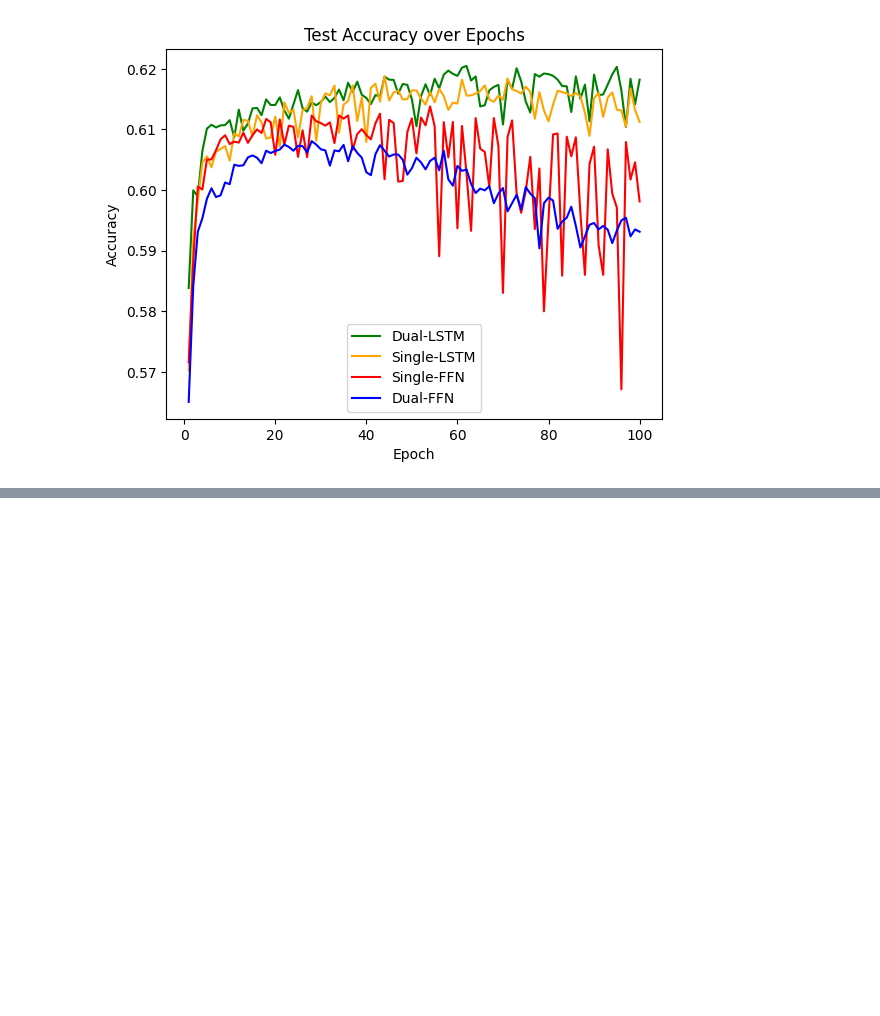
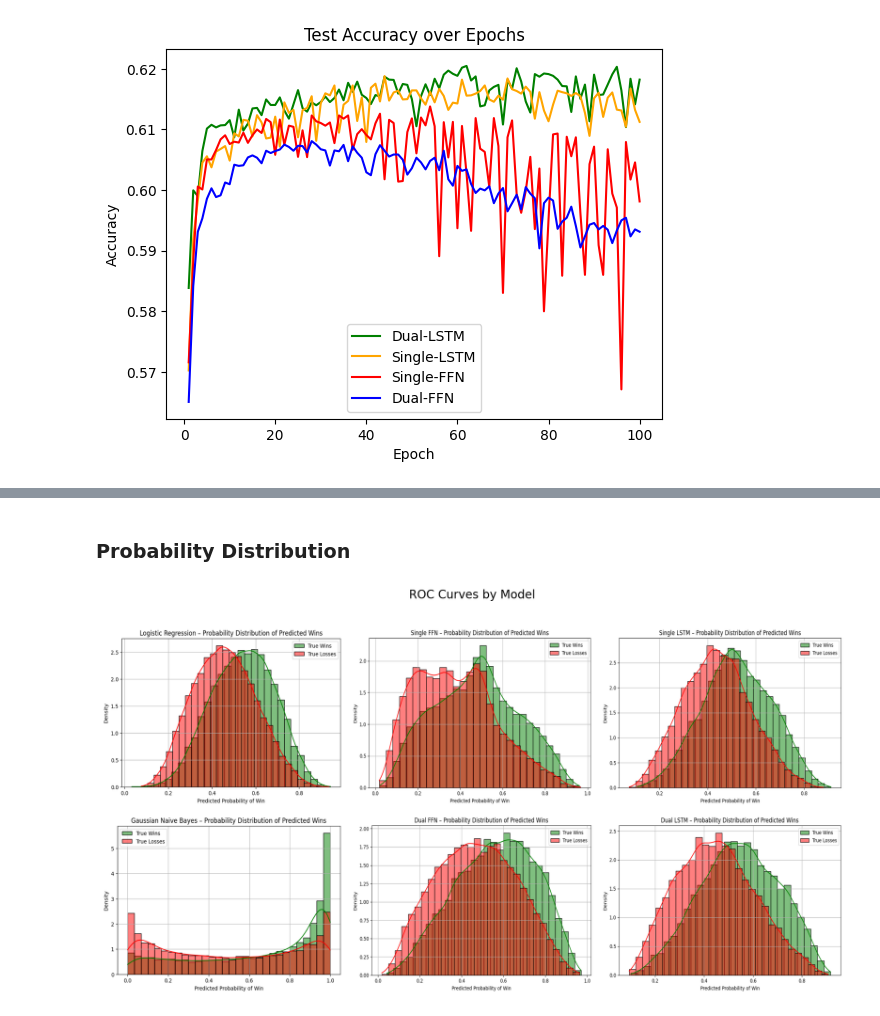
Before and after one commit to alexlee-23/NBA_Game_Predictor, a Jupyter notebook: analysis.ipynb, the cells around one changed output, grey strips where cells are left out. Saved outputs shown, nothing was run; the diff lists cells and outputs as text; code cells hidden in the pictures; blank space fills up the shorter version.

```diff
--- a/analysis.ipynb
+++ b/analysis.ipynb
@@ -93,0 +211,49 @@ Text(0.5, 1.0, 'Test Accuracy over Epochs')
+# %% [markdown]
+### Probability Distribution ###
+# %%
+import matplotlib.pyplot as plt
+import matplotlib.image as mpimg
+
+fig, axes = plt.subplots(2, 3, figsize=(18, 10))  # 2 rows, 3 columns
+axes = axes.flatten()
+
+# Load and display saved images
+img0 = mpimg.imread("probdist_logreg.png")
+img1 = mpimg.imread("probdist_singleffn.png")
+img2 = mpimg.imread("probdist_singlelstm.png")
+img3 = mpimg.imread("probdist_gnb.png")
+img4 = mpimg.imread("probdist_dualffn.png")
+img5 = mpimg.imread("probdist_duallstm.png")
+
+axes[1].imshow(img1)
+axes[1].axis('off')
+
+axes[2].imshow(img2)
+axes[2].axis('off')
+
+axes[3].imshow(img3)
+axes[3].axis('off')
+
+axes[0].imshow(img0)
+axes[0].axis('off')
+
+axes[4].imshow(img4)
+axes[4].axis('off')
+
+axes[5].imshow(img5)
+axes[5].axis('off')
+
+# Force image subplots to scale similarly to the others
+axes[1].set_aspect('auto')
+axes[4].set_aspect('auto')
+axes[2].set_aspect('auto')
+axes[5].set_aspect('auto')
+axes[0].set_aspect('auto')
+axes[3].set_aspect('auto')
+
+# Super title and spacing
+fig.suptitle("ROC Curves by Model", fontsize=20)
+plt.tight_layout(rect=[0, 0, 1, 0.95])
+plt.show()
+# %% [output]
+[figure, added]
```
Also changed, not shown: parts of 8 cells of this notebook, 29 other files.
